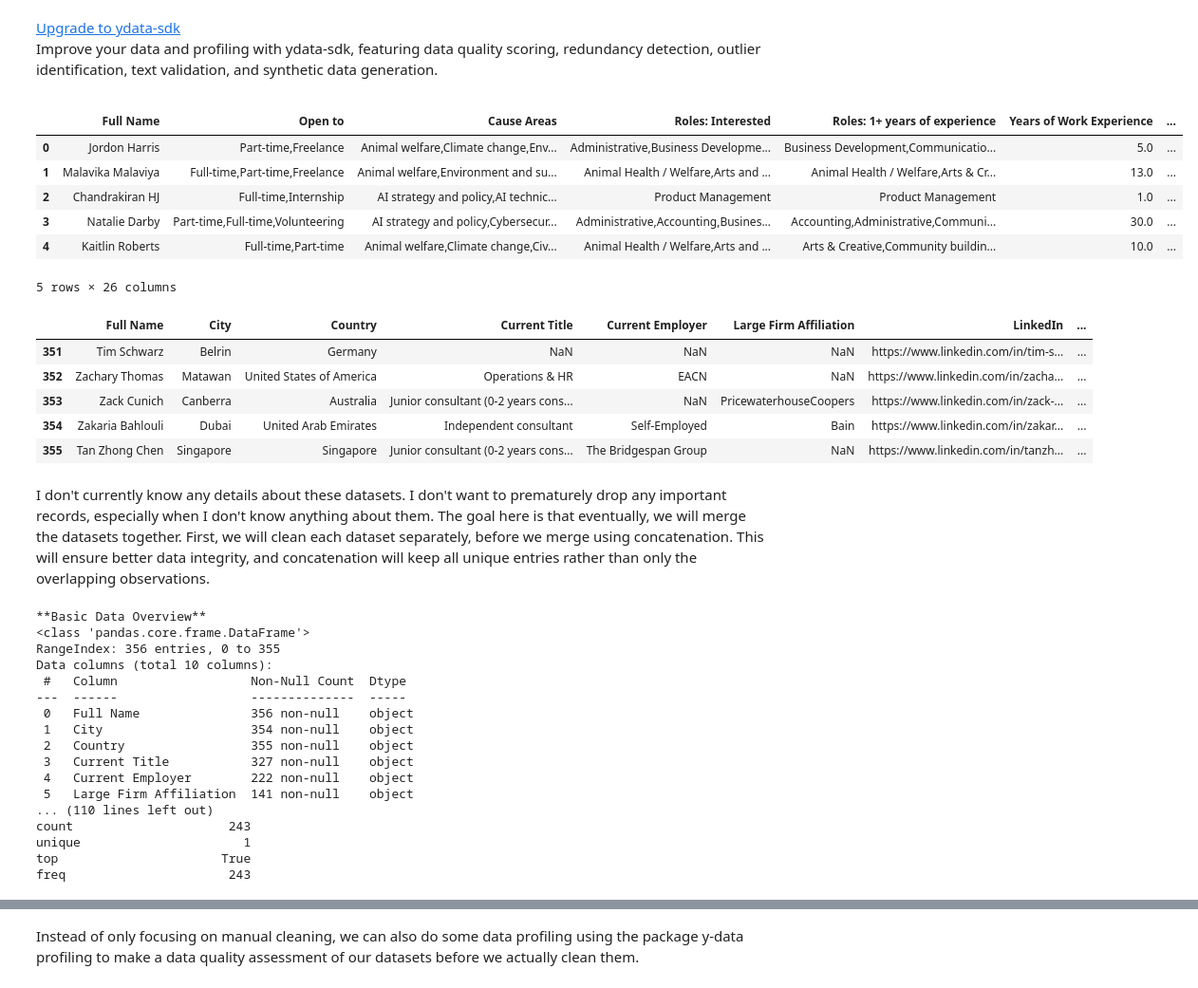
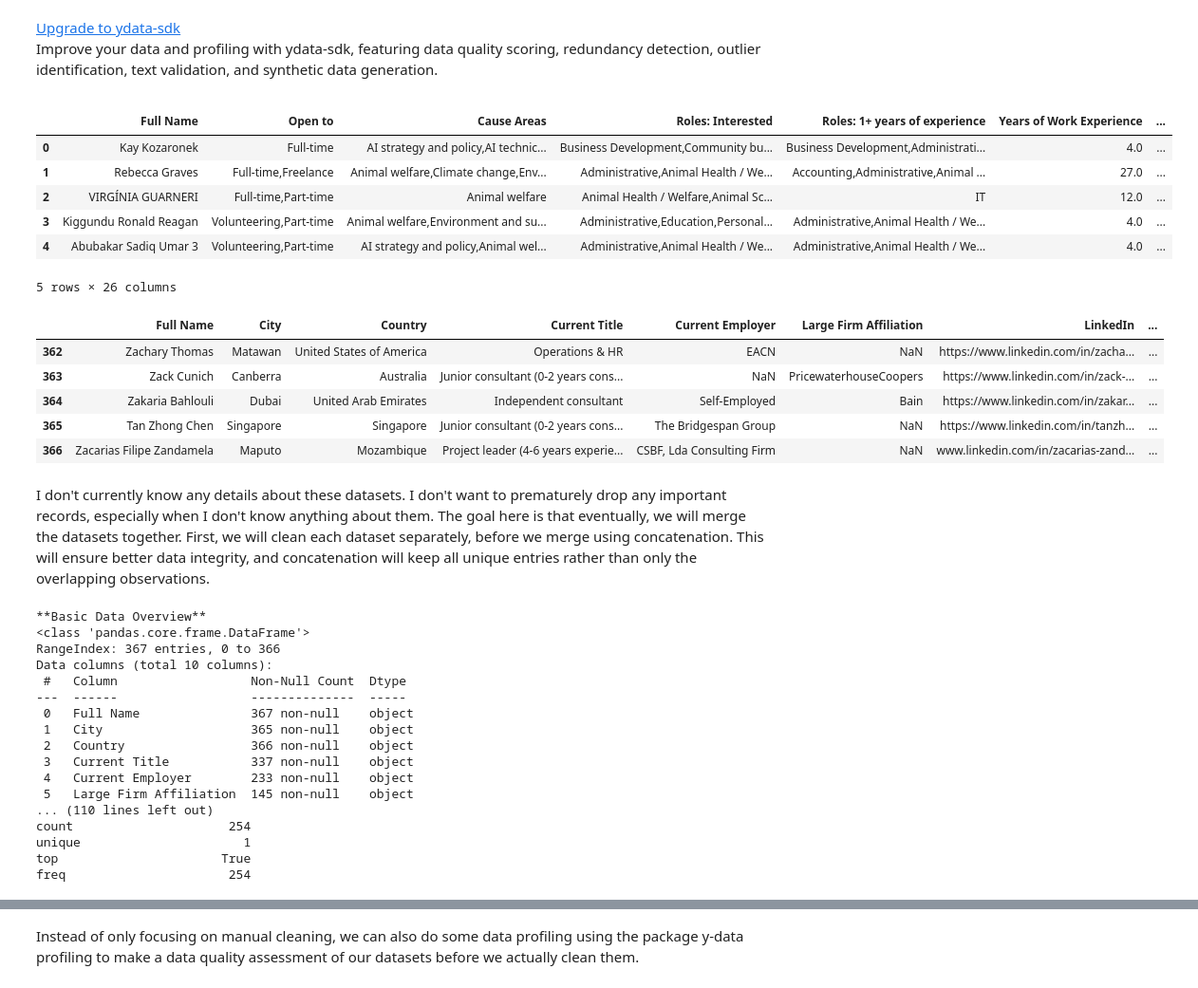
Before and after one commit to 3nikolov/IS537_Final_Project, a Jupyter notebook: Part_1_Import_Merge_Clean.ipynb, the cells around one changed output, grey strips where cells are left out. Shown at 95% size. Saved outputs shown, nothing was run; the diff lists cells and outputs as text; code cells hidden in the pictures.

Commit message:
pushing updated data and adding comment to HIP

```diff
--- a/Part_1_Import_Merge_Clean.ipynb
+++ b/Part_1_Import_Merge_Clean.ipynb
@@ -11,27 +11,27 @@ import re
 Upgrade to ydata-sdk
 Improve your data and profiling with ydata-sdk, featuring data quality scoring, redundancy detection, outlier identification, text validation, and synthetic data generation.
 # %%
-CFI = pd.read_csv("./data/Public_CFI_Network_Directory.2025-3-30.csv")
-HIP = pd.read_csv("./data/High Impact Professionals - Public Talent Directory-2.csv")
+CFI = pd.read_csv("./data/Public_CFI_Network_Directory-4_26_2025.csv")
+HIP = pd.read_csv("./data/High Impact Professionals - Public Talent Directory-4_26_2025.csv")
 
 HIP.head()
 # %% [output]
 |  | Full Name | Open to | Cause Areas | Roles: Interested | Roles: 1+ years of experience | Years of Work Experience | ... |
-| 0 | Jordon Harris | Part-time,Freelance | Animal welfare,Climate change,Env... | Administrative,Business Developme... | Business Development,Communicatio... | 5.0 | ... |
-| 1 | Malavika Malaviya | Full-time,Part-time,Freelance | Animal welfare,Environment and su... | Animal Health / Welfare,Arts and ... | Animal Health / Welfare,Arts & Cr... | 13.0 | ... |
-| 2 | Chandrakiran HJ | Full-time,Internship | AI strategy and policy,AI technic... | Product Management | Product Management | 1.0 | ... |
-| 3 | Natalie Darby | Part-time,Full-time,Volunteering | AI strategy and policy,Cybersecur... | Administrative,Accounting,Busines... | Accounting,Administrative,Communi... | 30.0 | ... |
-| 4 | Kaitlin Roberts | Full-time,Part-time | Animal welfare,Climate change,Civ... | Animal Health / Welfare,Arts and ... | Arts & Creative,Community buildin... | 10.0 | ... |
+| 0 | Kay Kozaronek | Full-time | AI strategy and policy,AI technic... | Business Development,Community bu... | Business Development,Administrati... | 4.0 | ... |
+| 1 | Rebecca Graves | Full-time,Freelance | Animal welfare,Climate change,Env... | Administrative,Animal Health / We... | Accounting,Administrative,Animal ... | 27.0 | ... |
+| 2 | VIRGÍNIA GUARNERI | Full-time,Part-time | Animal welfare | Animal Health / Welfare,Animal Sc... | IT | 12.0 | ... |
+| 3 | Kiggundu Ronald Reagan | Volunteering,Part-time | Animal welfare,Environment and su... | Administrative,Education,Personal... | Administrative,Animal Health / We... | 4.0 | ... |
+| 4 | Abubakar Sadiq Umar 3 | Volunteering,Part-time | AI strategy and policy,Animal wel... | Administrative,Animal Health / We... | Administrative,Animal Health / We... | 4.0 | ... |
 5 rows × 26 columns
 # %%
 CFI.tail()
 # %% [output]
 |  | Full Name | City | Country | Current Title | Current Employer | Large Firm Affiliation | LinkedIn | ... |
-| 351 | Tim Schwarz | Belrin | Germany | NaN | NaN | NaN | https://www.linkedin.com/in/tim-s... | ... |
-| 352 | Zachary Thomas | Matawan | United States of America | Operations & HR | EACN | NaN | https://www.linkedin.com/in/zacha... | ... |
-| 353 | Zack Cunich | Canberra | Australia | Junior consultant (0-2 years cons... | NaN | PricewaterhouseCoopers | https://www.linkedin.com/in/zack-... | ... |
-| 354 | Zakaria Bahlouli | Dubai | United Arab Emirates | Independent consultant | Self-Employed | Bain | https://www.linkedin.com/in/zakar... | ... |
-| 355 | Tan Zhong Chen | Singapore | Singapore | Junior consultant (0-2 years cons... | The Bridgespan Group | NaN | https://www.linkedin.com/in/tanzh... | ... |
+| 362 | Zachary Thomas | Matawan | United States of America | Operations & HR | EACN | NaN | https://www.linkedin.com/in/zacha... | ... |
+| 363 | Zack Cunich | Canberra | Australia | Junior consultant (0-2 years cons... | NaN | PricewaterhouseCoopers | https://www.linkedin.com/in/zack-... | ... |
+| 364 | Zakaria Bahlouli | Dubai | United Arab Emirates | Independent consultant | Self-Employed | Bain | https://www.linkedin.com/in/zakar... | ... |
+| 365 | Tan Zhong Chen | Singapore | Singapore | Junior consultant (0-2 years cons... | The Bridgespan Group | NaN | https://www.linkedin.com/in/tanzh... | ... |
+| 366 | Zacarias Filipe Zandamela | Maputo | Mozambique | Project leader (4-6 years experie... | CSBF, Lda Consulting Firm | NaN | www.linkedin.com/in/zacarias-zand... | ... |
 # %% [markdown]
 I don't currently know any details about these datasets. I don't want to prematurely drop any important records, especially when I don't know anything about them. The goal here is that eventually, we will merge the datasets together. First, we will clean each dataset separately, before we merge using concatenation. This will ensure better data integrity, and concatenation will keep all unique entries rather than only the overlapping observations.
 # %%
@@ -62,21 +62,21 @@ data_profiling(CFI)
 # %% [output]
 **Basic Data Overview**
 <class 'pandas.core.frame.DataFrame'>
-RangeIndex: 356 entries, 0 to 355
+RangeIndex: 367 entries, 0 to 366
 Data columns (total 10 columns):
  #   Column                  Non-Null Count  Dtype
 ---  ------                  --------------  -----
- 0   Full Name               356 non-null    object
- 1   City                    354 non-null    object
- 2   Country                 355 non-null    object
- 3   Current Title           327 non-null    object
- 4   Current Employer        222 non-null    object
- 5   Large Firm Affiliation  141 non-null    object
+ 0   Full Name               367 non-null    object
+ 1   City                    365 non-null    object
+ 2   Country                 366 non-null    object
+ 3   Current Title           337 non-null    object
+ 4   Current Employer        233 non-null    object
+ 5   Large Firm Affiliation  145 non-null    object
 ... (110 lines left out)
-count                     243
+count                     254
 unique                      1
 top                      True
-freq                      243
+freq                      254
 # %%
 data_profiling(HIP)
 # %% [output]
```
Also changed, not shown: parts of 15 cells of this notebook, 5 other files.
